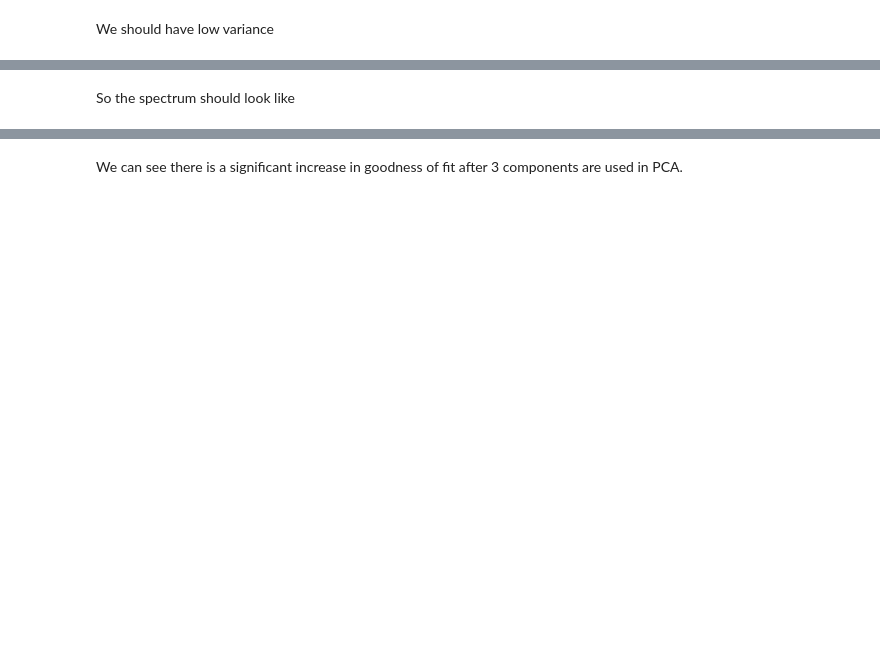
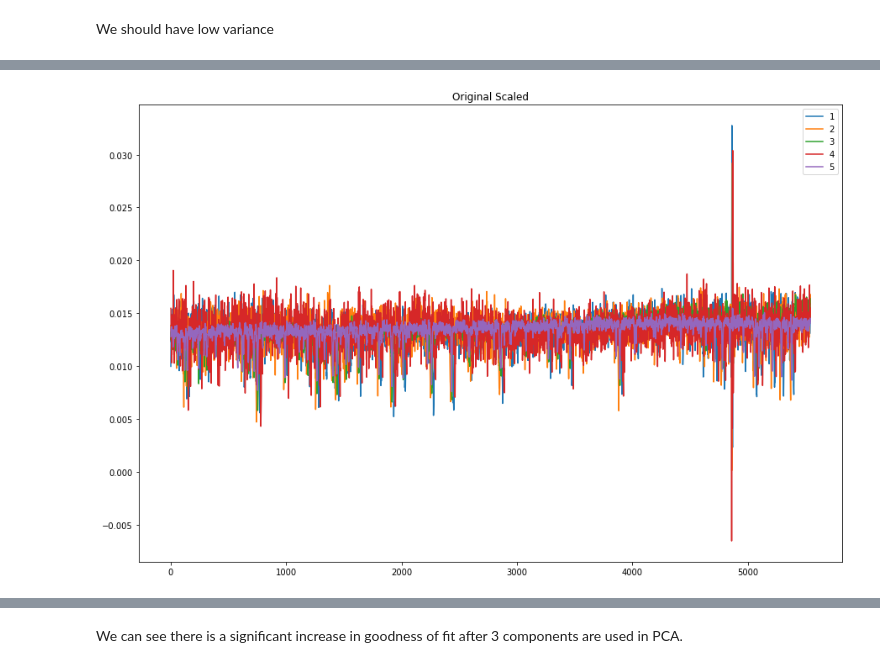
Before and after one commit to ocallam6/GES, a Jupyter notebook: Analysis/hr10_pca.ipynb, the cells around one changed output, grey strips where cells are left out. Cells and saved outputs as stored; diff of their text form; code cells hidden in the pictures; blank space fills up the shorter version.

```diff
--- a/Analysis/hr10_pca.ipynb
+++ b/Analysis/hr10_pca.ipynb
@@ -171,3 +152,11 @@ array([9.96041954e-01, 3.70940426e-03, 1.95274304e-04, 2.27512010e-05,
       dtype=float32)
-# %% [markdown]
-So the spectrum should look like
+# %%
+#Compare normalisation
+plt.figure(figsize=(15,10))
+pca.plot_normalised(1)
+pca.plot_normalised(2)
+pca.plot_normalised(3)
+pca.plot_normalised(4)
+pca.plot_normalised(5)
+# %% [output]
+[figure, added]
```
Also changed, not shown: parts of 39 cells of this notebook, 7 other files.
